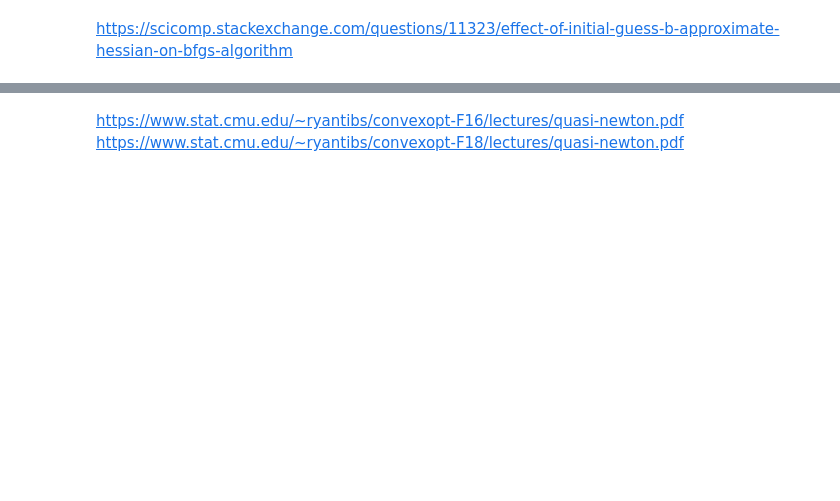
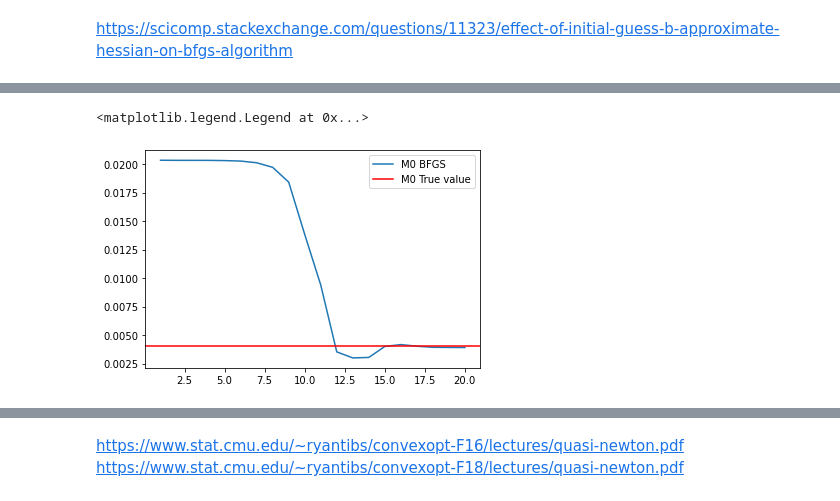
Before and after one commit to Shreyas911/tutorial_inverse_problem, a Jupyter notebook: optimization.ipynb, the cells around one changed output, grey strips where cells are left out. Cells and saved outputs as stored; diff of their text form; code cells hidden in the pictures; blank space fills up the shorter version.

```diff
--- a/optimization.ipynb
+++ b/optimization.ipynb
@@ -37,7 +37,7 @@ def write_state(M0, M1, file_state = 'state.txt'):
 
 def eval_gradient(M0, M1, file_gradient = 'gradient.txt', file_state = 'state.txt'):
     write_state(M0, M1)
-    os.system("make -f Makefile clean; make -f Makefile; ./adjoint")
+    os.system("./adjoint")
 
     with open(file_gradient, 'r') as reader:
         content = reader.readlines()
@@ -49,10 +49,13 @@ def eval_gradient(M0, M1, file_gradient = 'gradient.txt', file_state = 'state.tx
 
 def eval_loss(M0, M1, file_loss = 'loss_inexact_line_search.txt', file_state = 'state.txt'):
     write_state(M0, M1)
-    os.system("make -f Makefile_forward clean; make -f Makefile_forward; ./forward")
+    os.system("./forward")
 
     with open(file_loss, 'r') as reader:
         content = reader.readlines()
         J = float(content[0])
 
     return J
+
+os.system("make -f Makefile clean; make -f Makefile")
+os.system("make -f Makefile_forward clean; make -f Makefile_forward")
@@ -104,7 +109,7 @@ M0 = 0.02
 M1 = 0.01
 write_state(M0, M1)
 
-MAX_ITERS = 50
+MAX_ITERS = 20
 
 
 
@@ -114,6 +119,8 @@ gradient = np.array(eval_gradient(M0, M1))
 B = np.eye(2, dtype = float)
 B_inv = np.eye(2, dtype = float)
 
+M0_list = []
+M1_list = []
 for iteration in range(MAX_ITERS):
 
     state_old = np.copy(state)
@@ -142,5 +149,8 @@ for iteration in range(MAX_ITERS):
 
         B, B_inv = BFGS_update_matrix(B, B_inv, y, s)
 
+    M0_list.append(state[0])
+    M1_list.append(state[1])
+
     print(f"iter = {iteration+1}; M0 = {state[0]}; M1 = {state[1]}; Loss = {eval_loss(state[0], state[1])}")
 # %% [output]
@@ -163,0 +174,7 @@ iter = 1; M0 = 0.02033114380278951; M1 = 0.0009822981888490488; Loss = 0.4963958
+# %%
+plt.plot(np.arange(1, MAX_ITERS+1), M0_list, label = "M0 BFGS")
+plt.axhline(0.004, c ='red', label = "M0 True value")
+plt.legend()
+# %% [output]
+<matplotlib.legend.Legend at 0x...>
+[figure, added]
```
Also changed, not shown: parts of 11 cells of this notebook, 17 other files.
